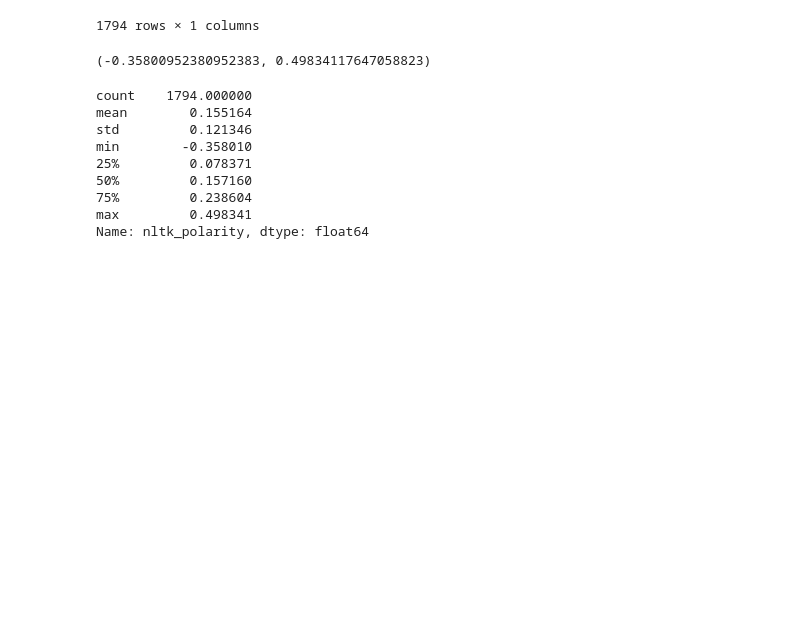
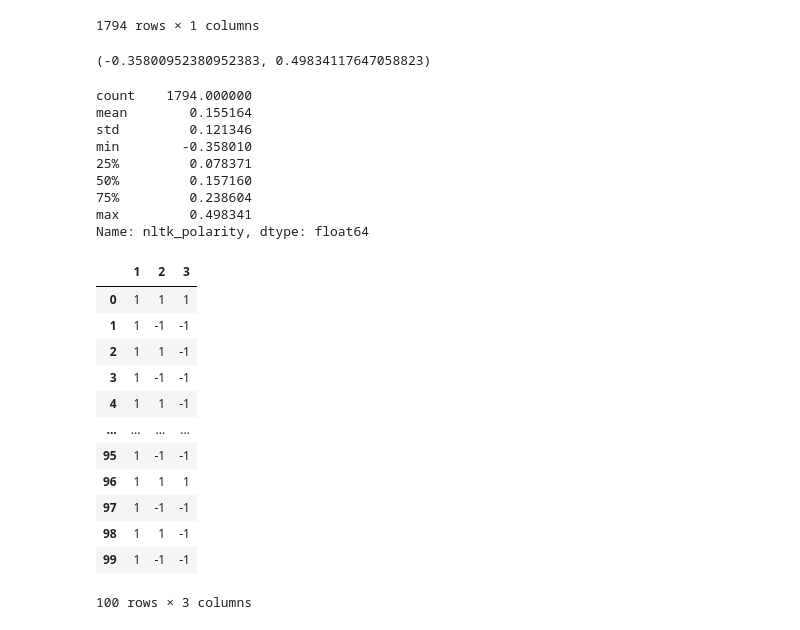
Before and after one commit to SamRoberts995/Project2_ML, a Jupyter notebook: trading_algo_variations/test.ipynb, the cells around one changed output. Saved outputs shown, nothing was run; the diff lists cells and outputs as text; code cells hidden in the pictures; blank space fills up the shorter version.

```diff
--- a/trading_algo_variations/test.ipynb
+++ b/trading_algo_variations/test.ipynb
@@ -406,3 +390,23 @@ max         0.498341
 Name: nltk_polarity, dtype: float64
 # %%
 big_btc_minute_sentiment.to_csv("bitcoin_minute_sentiment.csv", encoding="utf8")
+# %%
+test = pd.DataFrame()
+test['1'] = [1 for i in range(100)]
+test['2'] = [1 if i % 2 == 0 else -1 for i in range(100)]
+test['3'] = [1 if i % 8 == 0 else -1 for i in range(100)]
+test
+# %% [output]
+|  | 1 | 2 | 3 |
+| 0 | 1 | 1 | 1 |
+| 1 | 1 | -1 | -1 |
+| 2 | 1 | 1 | -1 |
+| 3 | 1 | -1 | -1 |
+| 4 | 1 | 1 | -1 |
+| ... | ... | ... | ... |
+| 95 | 1 | -1 | -1 |
+| 96 | 1 | 1 | 1 |
+| 97 | 1 | -1 | -1 |
+| 98 | 1 | 1 | -1 |
+| 99 | 1 | -1 | -1 |
+100 rows × 3 columns
```
Also changed, not shown: parts of 6 cells of this notebook, 2 other files.
